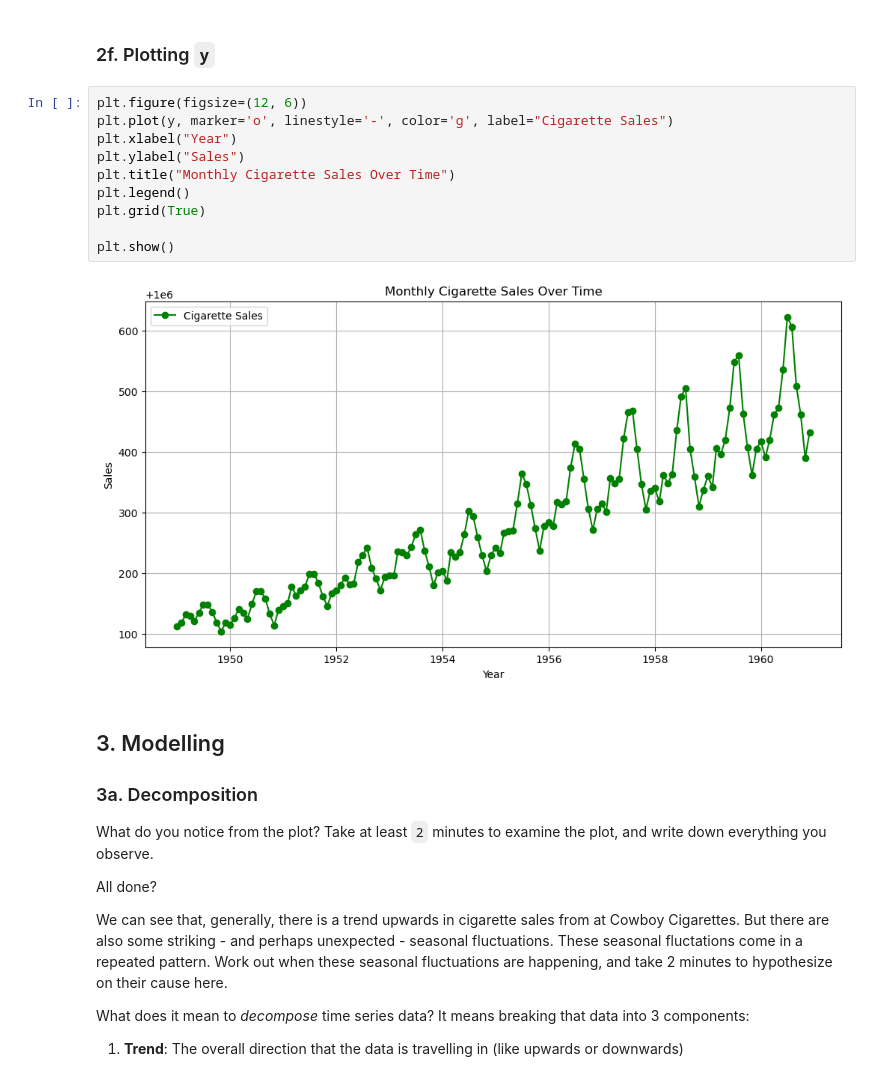
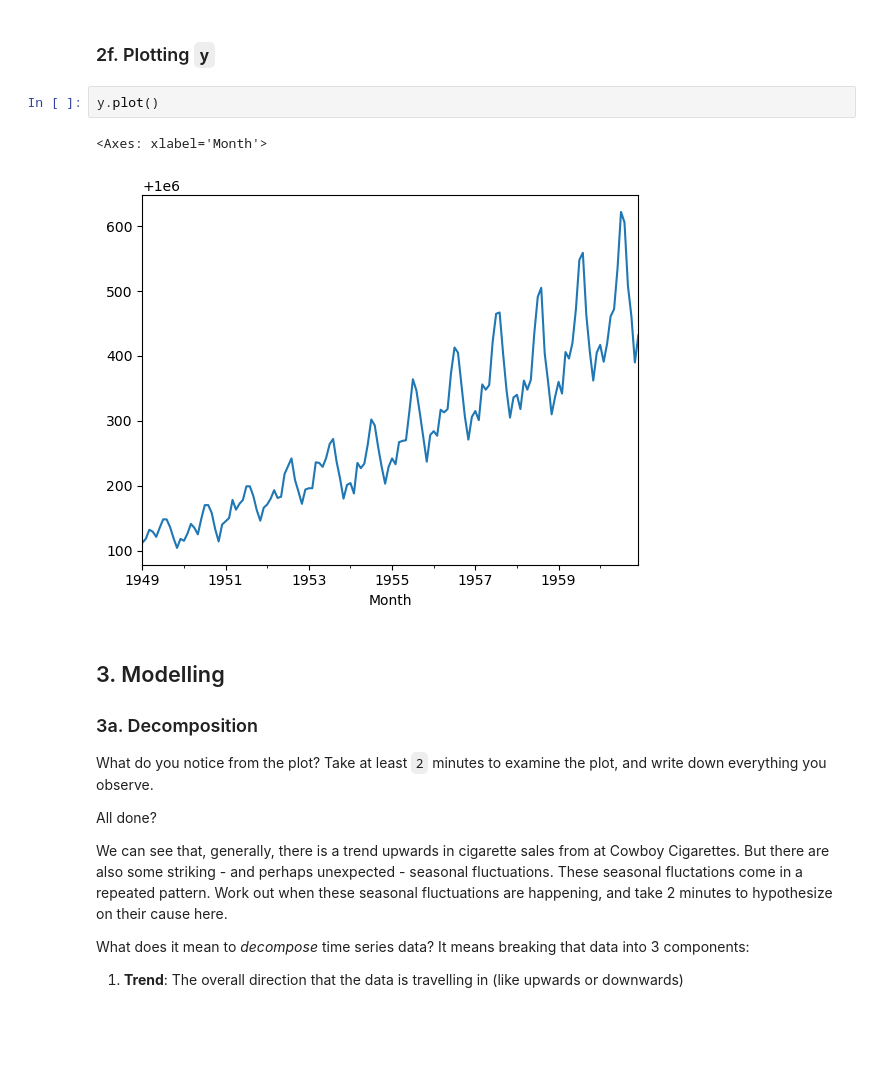
Before and after one commit to bonisadar/Data-Science-bootcamp, a Jupyter notebook: Cowboys&CigrettesCaseStudy/Cowboy Cigarettes Case Study - Tier 3.ipynb, the cells around one changed output. Cells and saved outputs as stored; diff of their text form; blank space fills up the shorter version.

```diff
--- a/Cowboys&CigrettesCaseStudy/Cowboy Cigarettes Case Study - Tier 3.ipynb
+++ b/Cowboys&CigrettesCaseStudy/Cowboy Cigarettes Case Study - Tier 3.ipynb
@@ -209,18 +193,11 @@ cigData.describe()
 Try visualizing the data. A simple `matplotlib` plot should do the trick.
 # %% [markdown]
 ### 2f. Plotting `y`
-# %%
-plt.figure(figsize=(12, 6))
-plt.plot(y, marker='o', linestyle='-', color='g', label="Cigarette Sales")
-plt.xlabel("Year")
-plt.ylabel("Sales")
-plt.title("Monthly Cigarette Sales Over Time")
-plt.legend()
-plt.grid(True)
-
-plt.show()
-# %% [output]
-[figure, removed]
+# %%
+y.plot()
+# %% [output]
+<Axes: xlabel='Month'>
+[figure, added]
 # %% [markdown]
 ## 3. Modelling
 ### 3a. Decomposition
```
Also changed, not shown: parts of 34 cells of this notebook.
